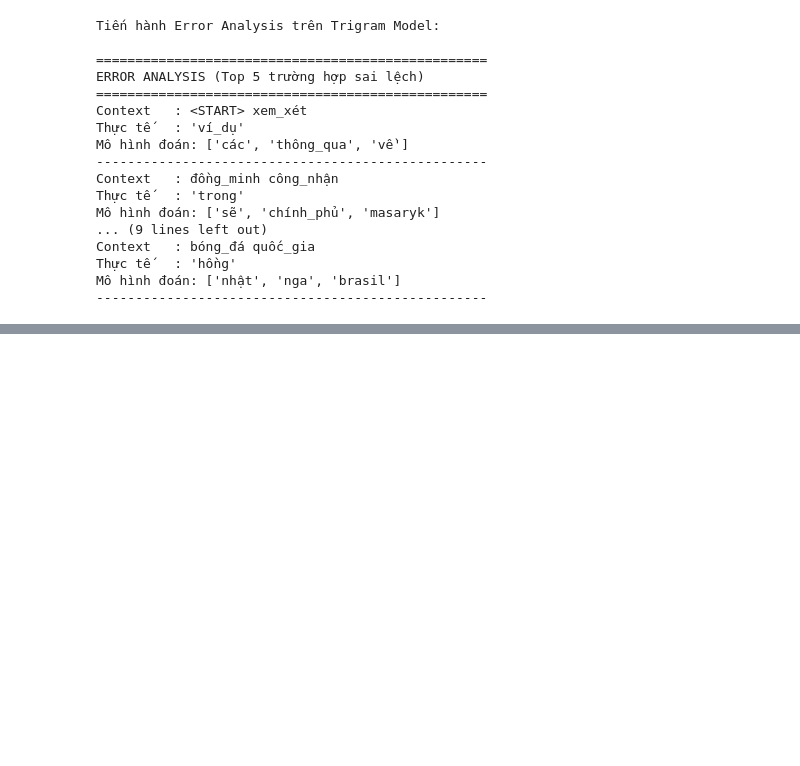
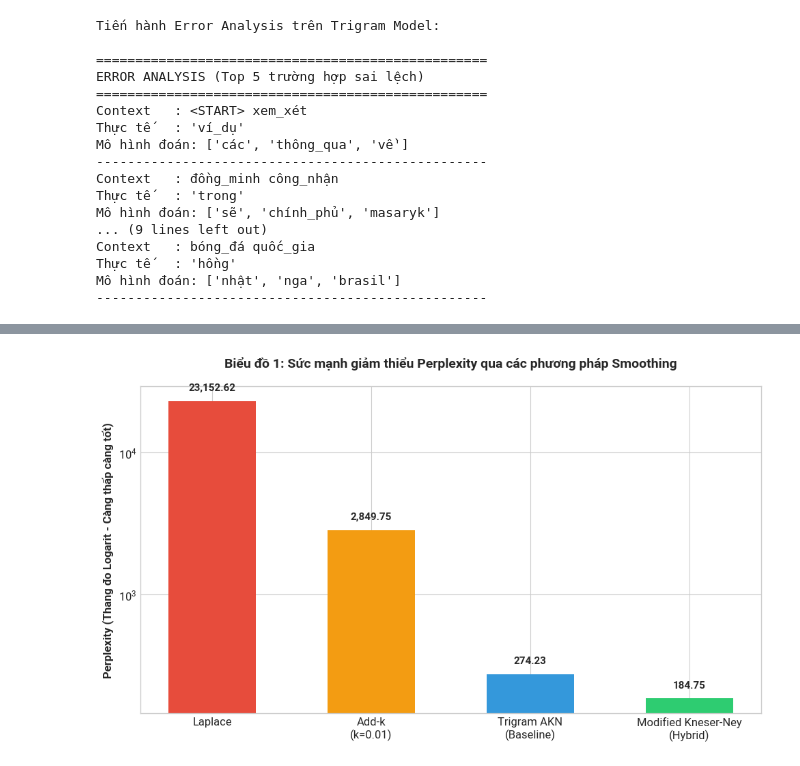
Before and after one commit to NhoNhoNh/vn-ngram-language-model, a Jupyter notebook: evaluation.ipynb, the cells around one changed output, grey strips where cells are left out. Cells and saved outputs as stored; diff of their text form; code cells hidden in the pictures; blank space fills up the shorter version.

```diff
--- a/evaluation.ipynb
+++ b/evaluation.ipynb
@@ -567,0 +691,97 @@ Mô hình đoán: ['nhật', 'nga', 'brasil']
+# %%
+import matplotlib.pyplot as plt
+import numpy as np
+import pandas as pd
+import urllib.request
+import matplotlib.font_manager as fm
+
+# ==========================================
+# 0. KHẮC PHỤC LỖI FONT TIẾNG VIỆT (LINK ỔN ĐỊNH)
+# ==========================================
+print("Đang tải font Roboto từ nguồn dự phòng...")
+# Sử dụng nguồn tải từ OpenMapTiles (rất ổn định và hiếm khi thay đổi cấu trúc)
+url_regular = 'https://raw.githubusercontent.com/openmaptiles/fonts/master/roboto/Roboto-Regular.ttf'
+url_bold = 'https://raw.githubusercontent.com/openmaptiles/fonts/master/roboto/Roboto-Bold.ttf'
+
+urllib.request.urlretrieve(url_regular, 'Roboto-Regular.ttf')
+urllib.request.urlretrieve(url_bold, 'Roboto-Bold.ttf')
+
+# Thêm font vào bộ nhớ của Matplotlib
+fm.fontManager.addfont('Roboto-Regular.ttf')
+fm.fontManager.addfont('Roboto-Bold.ttf')
+
+# Thiết lập style và ép dùng font Roboto làm mặc định
+plt.style.use('seaborn-v0_8-whitegrid')
+plt.rcParams['font.family'] = 'Roboto'
+# ==========================================
+
+# ==========================================
+# 1. KHAI BÁO DỮ LIỆU TỔNG HỢP
+# ==========================================
+data = {
+    'Model': ['Laplace', 'Add-k\n(k=0.01)', 'Trigram AKN\n(Baseline)', 'Modified Kneser-Ney\n(Hybrid)'],
+    'Perplexity': [23152.62, 2849.75, 274.23, 184.75],
+    'Top_1_Acc': [21.41, 21.41, 22.04, 22.41],
+    'Top_5_Acc': [36.62, 36.62, 38.34, 39.05]
+}
+
+df = pd.DataFrame(data)
+
+# ==========================================
+# BIỂU ĐỒ 1: SO SÁNH PERPLEXITY (THANG ĐO LOGARIT)
+# ==========================================
+fig, ax1 = plt.subplots(figsize=(10, 6))
+colors1 = ['#e74c3c', '#f39c12', '#3498db', '#2ecc71']
+bars1 = ax1.bar(df['Model'], df['Perplexity'], color=colors1, width=0.55)
+
+# Thêm số liệu trên đầu cột
+for bar in bars1:
+    yval = bar.get_height()
+    ax1.text(bar.get_x() + bar.get_width()/2, yval * 1.15, f'{yval:,.2f}',
+             ha='center', va='bottom', fontweight='bold', fontsize=11)
+
+# Chuyển trục Y sang thang đo Logarit
+ax1.set_yscale('log')
+ax1.set_ylabel('Perplexity (Thang đo Logarit - Càng thấp càng tốt)', fontsize=12, fontweight='bold')
+ax1.set_title('Biểu đồ 1: Sức mạnh giảm thiểu Perplexity qua các phương pháp Smoothing', fontsize=14, fontweight='bold', pad=20)
+
+plt.tight_layout()
+plt.show()
+
+# ==========================================
+# BIỂU ĐỒ 2: SO SÁNH TOP-1 VÀ TOP-5 ACCURACY
+# ==========================================
+fig, ax2 = plt.subplots(figsize=(12, 6))
+
+x = np.arange(len(df['Model']))  # Vị trí các nhãn
+width = 0.35  # Độ rộng của cột
+
+# Vẽ 2 cột song song cho Top-1 và Top-5
+bars_top1 = ax2.bar(x - width/2, df['Top_1_Acc'], width, label='Top-1 Accuracy (%)', color='#9b59b6')
+bars_top5 = ax2.bar(x + width/2, df['Top_5_Acc'], width, label='Top-5 Accuracy (%)', color='#34495e')
+
+def add_labels(bars):
+    for bar in bars:
+        height = bar.get_height()
+        ax2.annotate(f'{height:.2f}%',
+                    xy=(bar.get_x() + bar.get_width() / 2, height),
+                    xytext=(0, 3),  # Dịch lên 3 points
+                    textcoords="offset points",
+                    ha='center', va='bottom', fontweight='bold', fontsize=11)
+
+add_labels(bars_top1)
+add_labels(bars_top5)
+
+# Căn chỉnh trục
+ax2.set_ylabel('Accuracy (%)', fontsize=12, fontweight='bold')
+ax2.set_title('Biểu đồ 2: So sánh năng lực dự đoán (Accuracy)', fontsize=14, fontweight='bold', pad=15)
+ax2.set_xticks(x)
+ax2.set_xticklabels(df['Model'], fontsize=12)
+ax2.legend(loc='upper left', fontsize=11)
+
+# Cắt trục Y (15% -> 45%) để phóng to khoảng chênh lệch
+ax2.set_ylim(15, 45)
+
+plt.tight_layout()
+plt.show()
+# %% [output]
@@ -567,0 +789 @@ Mô hình đoán: ['nhật', 'nga', 'brasil']
+[figure, added]
```
Also changed, not shown: parts of 8 cells of this notebook, 4 other files.
